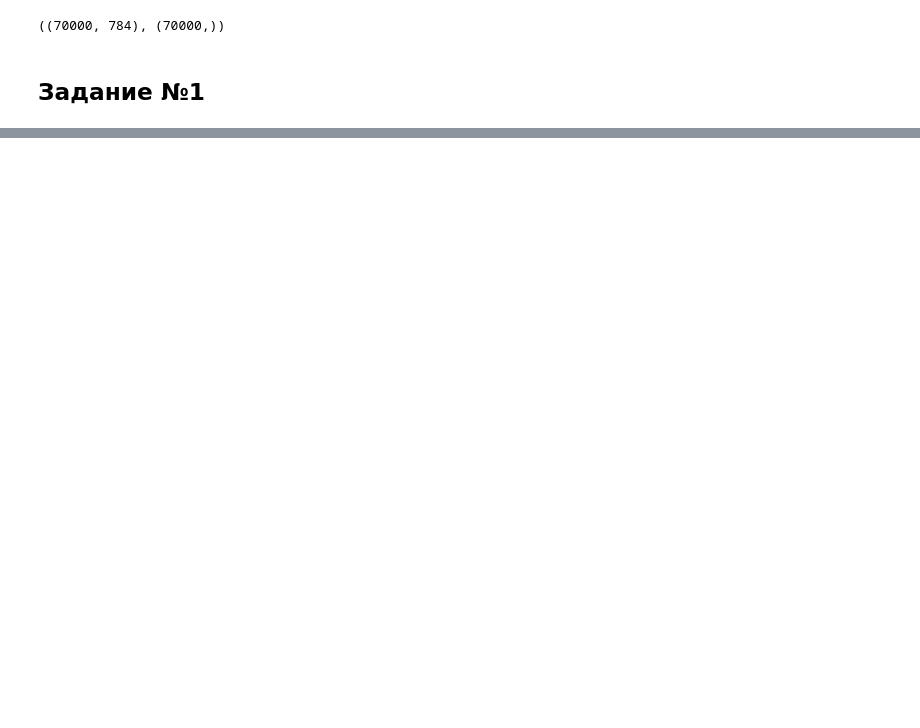
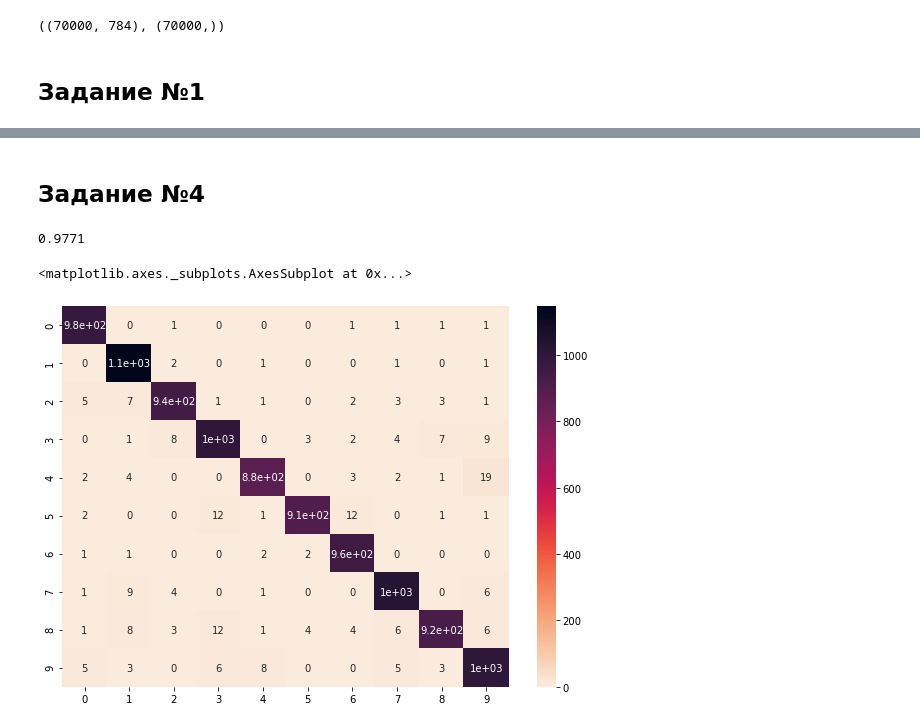
Before and after one commit to Tytskiy/Study, a Jupyter notebook: mmp-fall-2020/practicum/hm-4(KNN)/hm-4.ipynb, the cells around one changed output, grey strips where cells are left out. Drawn from its saved outputs; the diff is of its cells as text; code cells hidden in the pictures; blank space fills up the shorter version.

```diff
--- a/mmp-fall-2020/practicum/hm-4(KNN)/hm-4.ipynb
+++ b/mmp-fall-2020/practicum/hm-4(KNN)/hm-4.ipynb
@@ -88,0 +98,9 @@ time_euclidean.average,time_coisne.average
+# %% [markdown]
+## Задание №4
+# %%
+best_model = nn.KNNClassifier(4, metric = "cosine", weights=True, test_block_size=500)
+best_model.fit(X_train,y_train)
+y_pred = best_model.predict(X_test)
+(y_pred==y_test).mean()
+# %% [output]
+0.9771
@@ -88,0 +109,9 @@ time_euclidean.average,time_coisne.average
+# %%
+cm = confusion_matrix(y_test,y_pred,labels=range(10))
+df_cm = pd.DataFrame(cm, range(10), range(10))
+
+plt.figure(figsize=(10,7))
+sn.heatmap(df_cm,annot=True, cmap="rocket_r")
+# %% [output]
+<matplotlib.axes._subplots.AxesSubplot at 0x...>
+[figure, added]
```
Also changed, not shown: parts of 15 cells of this notebook, 2 other files.
